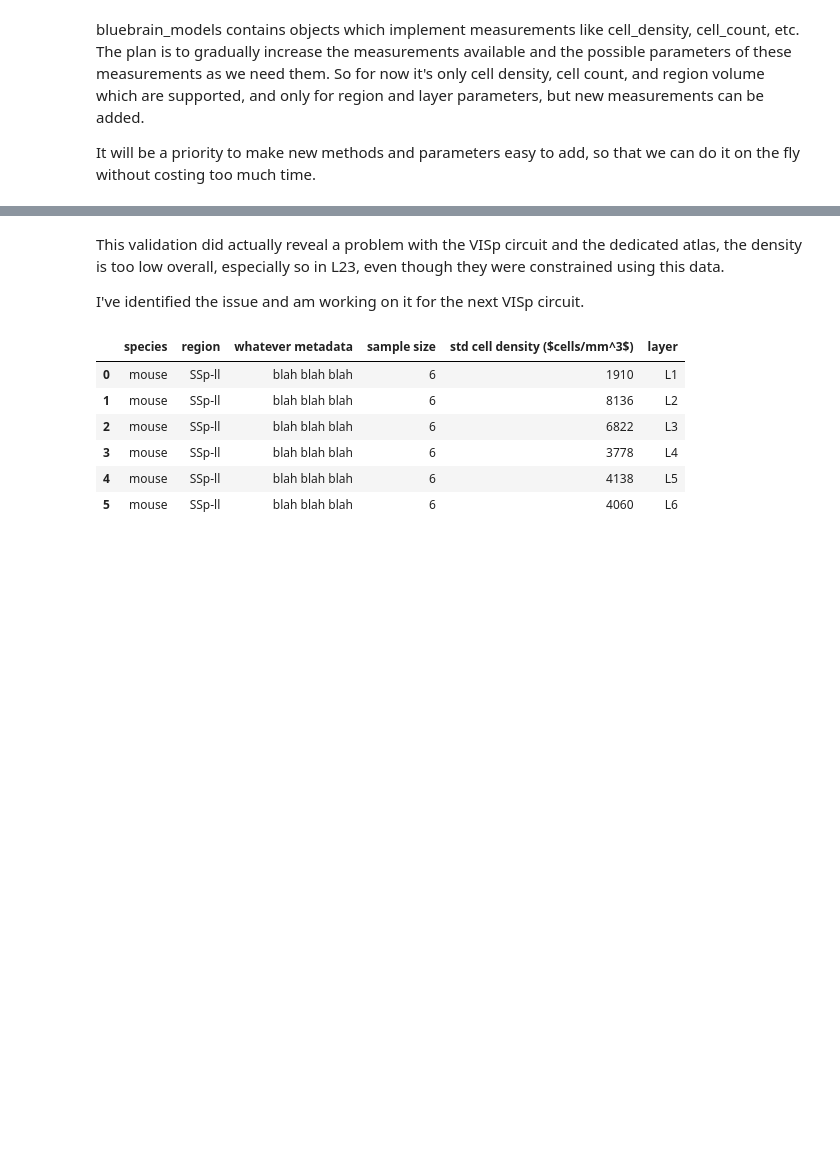
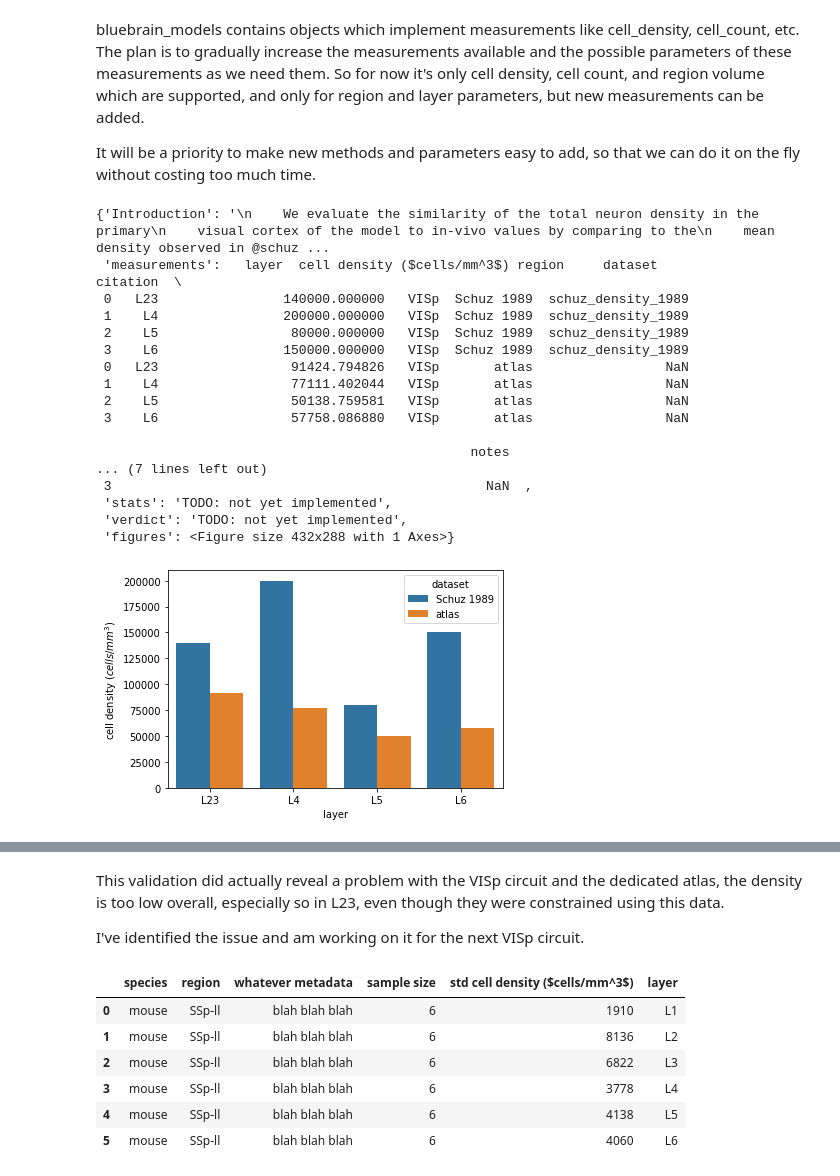
Before and after one commit to HDictus/pyRMV, a Jupyter notebook: Validate Visual Cortex cell density.ipynb, the cells around one changed output, grey strips where cells are left out. Drawn from its saved outputs; the diff is of its cells as text; code cells hidden in the pictures; blank space fills up the shorter version.

```diff
--- a/Validate Visual Cortex cell density.ipynb
+++ b/Validate Visual Cortex cell density.ipynb
@@ -35 +33,22 @@ d = atlas2022._density(pd.DataFrame({'layer': ['L23']}))
+# %%
+analyses.schuz_density_1989(BBPAtlasMeTypes("/gpfs/bbp.cscs.ch/project/proj148/scratch/circuits/20221114/.atlas"))
+# %% [output]
+{'Introduction': '\n    We evaluate the similarity of the total neuron density in the primary\n    visual cortex of the model to in-vivo values by comparing to the\n    mean density observed in @schuz ...
+ 'measurements':   layer  cell density ($cells/mm^3$) region     dataset            citation  \
+ 0   L23                140000.000000   VISp  Schuz 1989  schuz_density_1989
+ 1    L4                200000.000000   VISp  Schuz 1989  schuz_density_1989
+ 2    L5                 80000.000000   VISp  Schuz 1989  schuz_density_1989
+ 3    L6                150000.000000   VISp  Schuz 1989  schuz_density_1989
+ 0   L23                 91424.794826   VISp       atlas                 NaN
+ 1    L4                 77111.402044   VISp       atlas                 NaN
+ 2    L5                 50138.759581   VISp       atlas                 NaN
+ 3    L6                 57758.086880   VISp       atlas                 NaN
+
+                                                notes
+... (7 lines left out)
+ 3                                                NaN  ,
+ 'stats': 'TODO: not yet implemented',
+ 'verdict': 'TODO: not yet implemented',
+ 'figures': <Figure size 432x288 with 1 Axes>}
+[figure, added]
 # %%
```
Also changed, not shown: parts of 7 cells of this notebook, 1 other file.
